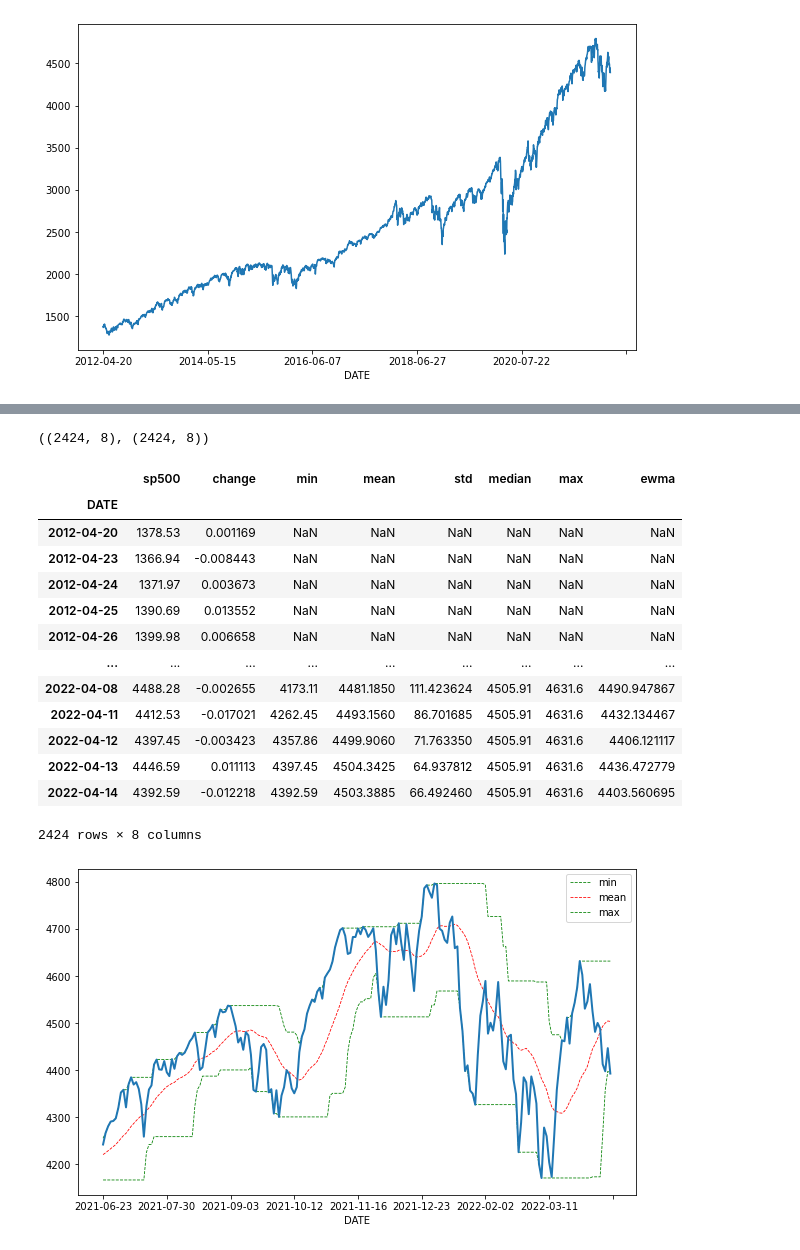
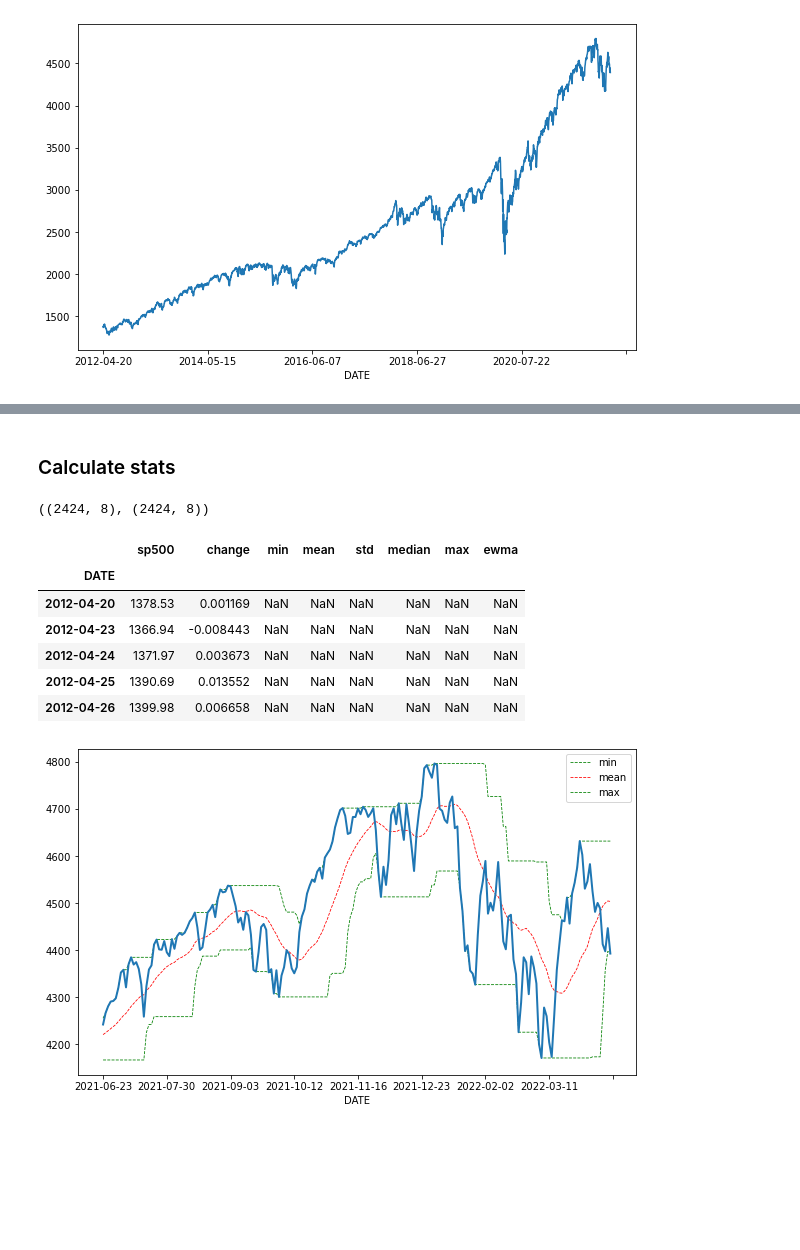
Before and after one commit to danhphan/pystocks, a Jupyter notebook: nbs/03_technical_analysis.ipynb, the cells around one changed output, grey strips where cells are left out. Drawn from its saved outputs; the diff is of its cells as text; code cells hidden in the pictures; blank space fills up the shorter version.

```diff
--- a/nbs/03_technical_analysis.ipynb
+++ b/nbs/03_technical_analysis.ipynb
@@ -35,3 +31,5 @@ plyo.iplot(
+# %% [markdown]
+### Calculate stats
 # %%
 def get_stats(df, sym, window):
     data = df.copy()
@@ -50,20 +48,13 @@ sp5_df.shape, sp5.shape
 # %% [output]
 ((2424, 8), (2424, 8))
 # %%
-sp5_df
+sp5_df.head()
 # %% [output]
 |  | sp500 | change | min | mean | std | median | max | ewma |
 | DATE |  |  |  |  |  |  |  |  |
 | 2012-04-20 | 1378.53 | 0.001169 | NaN | NaN | NaN | NaN | NaN | NaN |
 | 2012-04-23 | 1366.94 | -0.008443 | NaN | NaN | NaN | NaN | NaN | NaN |
 | 2012-04-24 | 1371.97 | 0.003673 | NaN | NaN | NaN | NaN | NaN | NaN |
 | 2012-04-25 | 1390.69 | 0.013552 | NaN | NaN | NaN | NaN | NaN | NaN |
 | 2012-04-26 | 1399.98 | 0.006658 | NaN | NaN | NaN | NaN | NaN | NaN |
-| ... | ... | ... | ... | ... | ... | ... | ... | ... |
-| 2022-04-08 | 4488.28 | -0.002655 | 4173.11 | 4481.1850 | 111.423624 | 4505.91 | 4631.6 | 4490.947867 |
-| 2022-04-11 | 4412.53 | -0.017021 | 4262.45 | 4493.1560 | 86.701685 | 4505.91 | 4631.6 | 4432.134467 |
-| 2022-04-12 | 4397.45 | -0.003423 | 4357.86 | 4499.9060 | 71.763350 | 4505.91 | 4631.6 | 4406.121117 |
-| 2022-04-13 | 4446.59 | 0.011113 | 4397.45 | 4504.3425 | 64.937812 | 4505.91 | 4631.6 | 4436.472779 |
-| 2022-04-14 | 4392.59 | -0.012218 | 4392.59 | 4503.3885 | 66.492460 | 4505.91 | 4631.6 | 4403.560695 |
-2424 rows × 8 columns
 # %%
```
Also changed, not shown: parts of 5 cells of this notebook.
